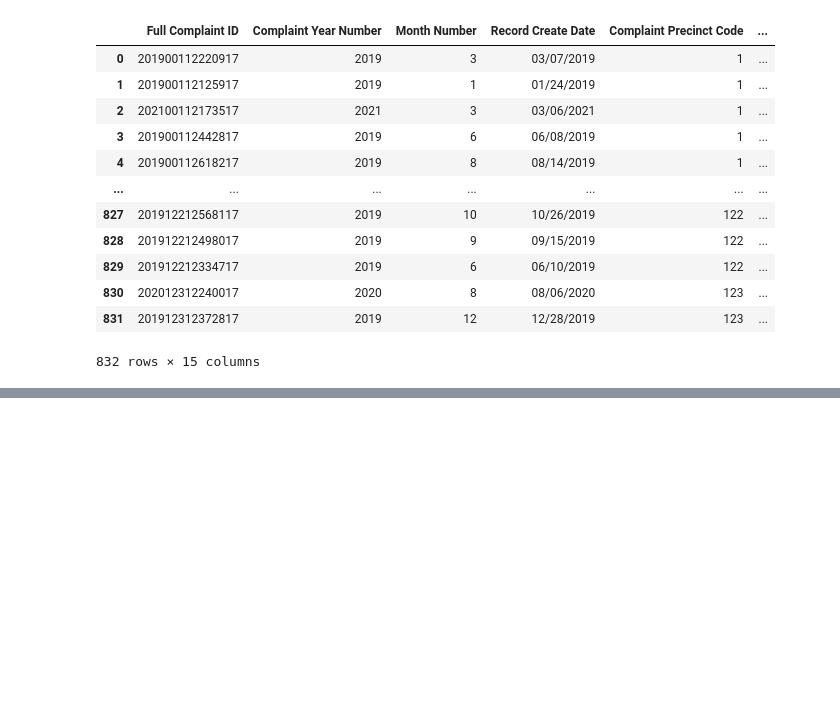
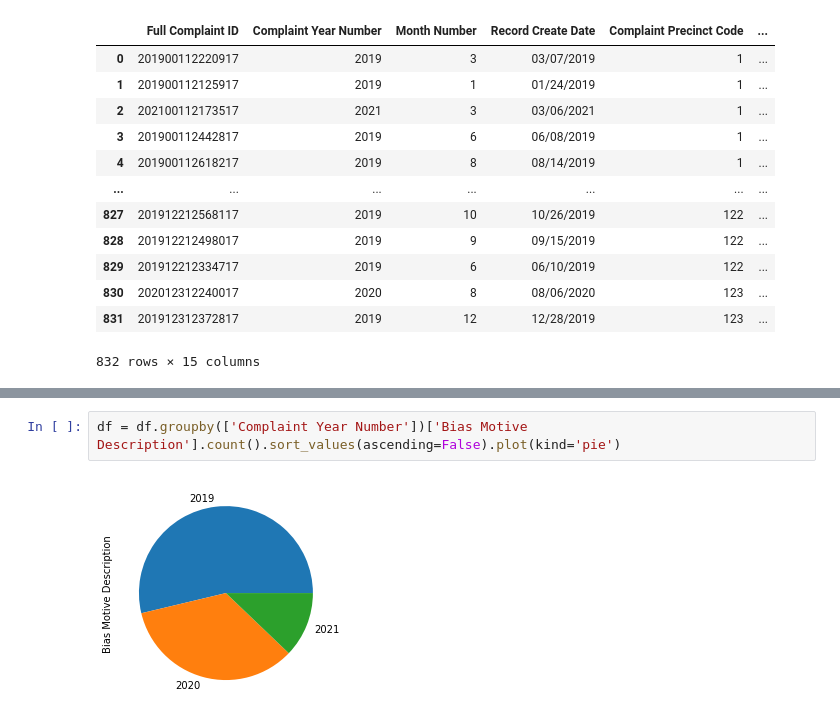
Before and after one commit to Thivadee19/LGCC_201DataAnalytic_Python_Project3, a Jupyter notebook: DATA_201_Python_Project_3.ipynb, the cells around one changed output, grey strips where cells are left out. Cells and saved outputs as stored; diff of their text form; blank space fills up the shorter version.

```diff
--- a/DATA_201_Python_Project_3.ipynb
+++ b/DATA_201_Python_Project_3.ipynb
@@ -43,0 +116,4 @@ df
+# %%
+df = df.groupby(['Complaint Year Number'])['Bias Motive Description'].count().sort_values(ascending=False).plot(kind='pie')
+# %% [output]
+[figure, added]
```
Also changed, not shown: parts of 12 cells of this notebook.
